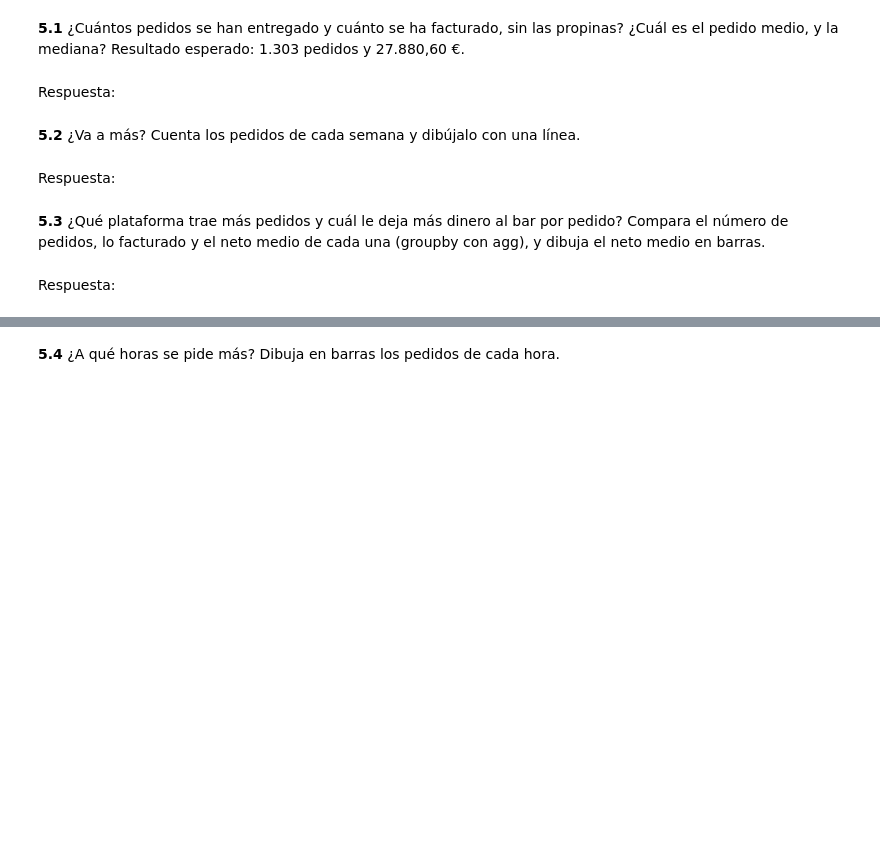
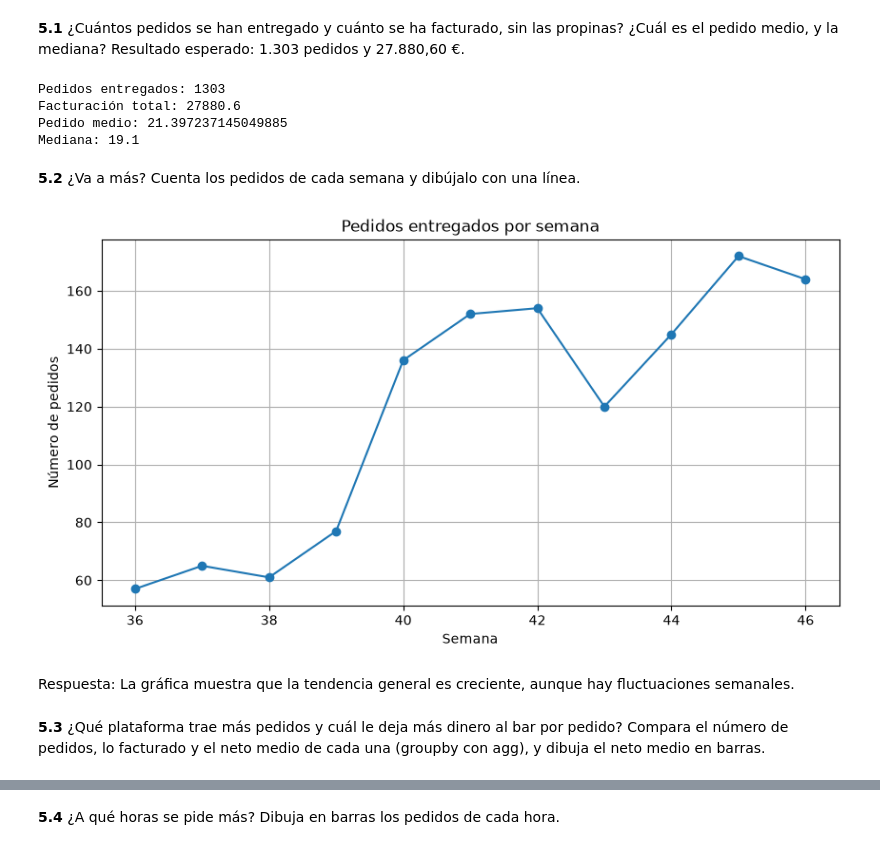
Before and after one commit to eripinor/practica_domicilio, a Jupyter notebook: a_domicilio.ipynb, the cells around one changed output, grey strips where cells are left out. Cells and saved outputs as stored; diff of their text form; code cells hidden in the pictures; blank space fills up the shorter version.

```diff
--- a/a_domicilio.ipynb
+++ b/a_domicilio.ipynb
@@ -638,13 +640,43 @@ Para terminar, he creado la tabla `entregados`, que contiene únicamente los ped
 Una pregunta por apartado. En la celda de texto de debajo (doble clic), la respuesta en una frase, con un número.
 # %% [markdown]
 **5.1** ¿Cuántos pedidos se han entregado y cuánto se ha facturado, sin las propinas? ¿Cuál es el pedido medio, y la mediana? Resultado esperado: 1.303 pedidos y 27.880,60 €.
-# %% [markdown]
-Respuesta:
+# %%
+# Calcular el número de pedidos entregados
+print("Pedidos entregados:", len(entregados))
+
+# Calcular la facturación total sin propinas
+print("Facturación total:", entregados["total"].sum())
+
+# Calcular el importe medio de los pedidos
+print("Pedido medio:", entregados["total"].mean())
+
+# Calcular la mediana de los pedidos
+print("Mediana:", entregados["total"].median())
+# %% [output]
+Pedidos entregados: 1303
+Facturación total: 27880.6
+Pedido medio: 21.397237145049885
+Mediana: 19.1
 # %% [markdown]
 **5.2** ¿Va a más? Cuenta los pedidos de cada semana y dibújalo con una línea.
-# %% [markdown]
-Respuesta:
+# %%
+# Contar los pedidos entregados de cada semana
+pedidos_semana = entregados.groupby("semana").size()
+
+# Dibujar los pedidos de cada semana
+pedidos_semana.plot(kind="line", marker="o", figsize=(10,5))
+
+# Añadir título y etiquetas
+plt.title("Pedidos entregados por semana")
+plt.xlabel("Semana")
+plt.ylabel("Número de pedidos")
+plt.grid(True)
+
+# Mostrar el gráfico
+plt.show()
+# %% [output]
+[figure, added]
+# %% [markdown]
+Respuesta: La gráfica muestra que la tendencia general es creciente, aunque hay fluctuaciones semanales.
 # %% [markdown]
 **5.3** ¿Qué plataforma trae más pedidos y cuál le deja más dinero al bar por pedido? Compara el número de pedidos, lo facturado y el neto medio de cada una (groupby con agg), y dibuja el neto medio en barras.
-# %% [markdown]
-Respuesta:
```
Also changed, not shown: parts of 37 cells of this notebook, 3 other files.
